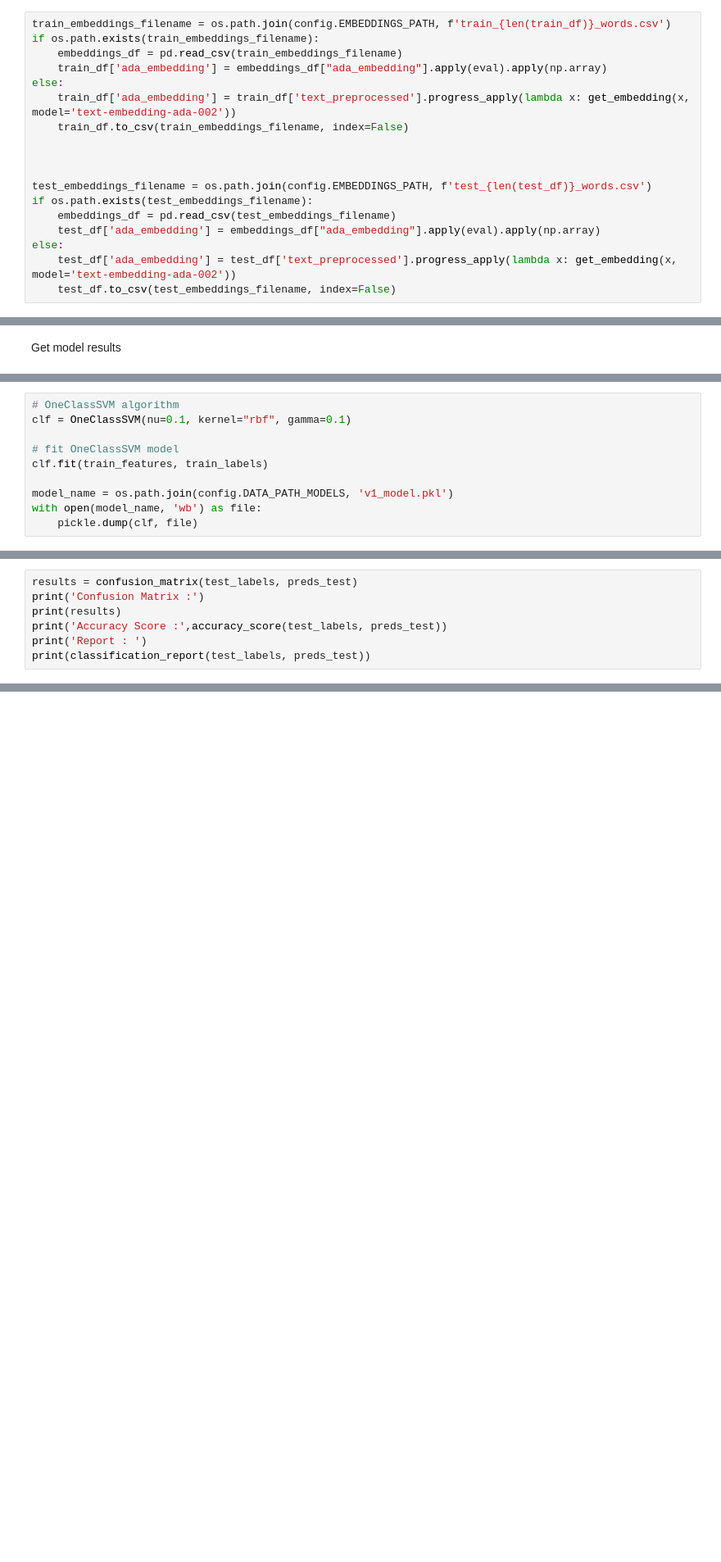
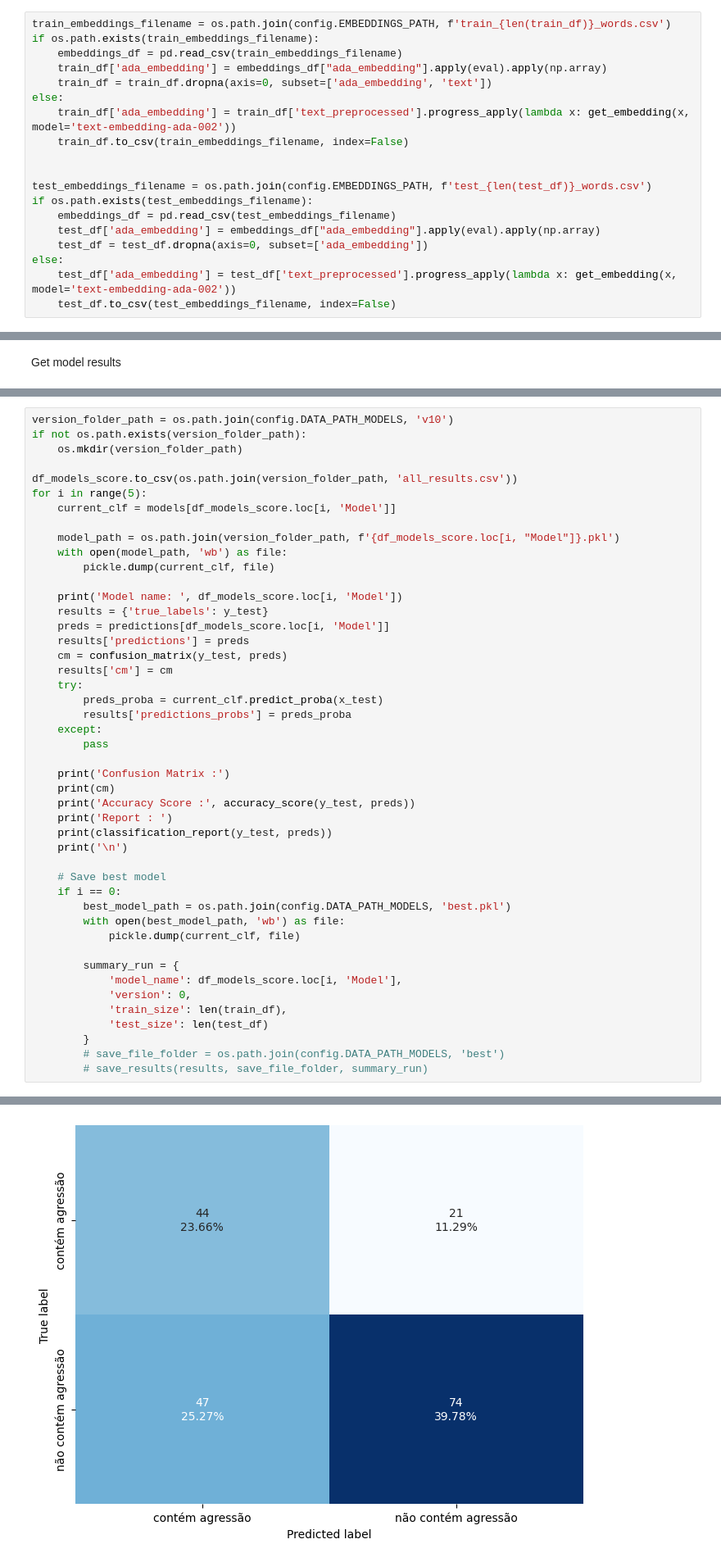
Before and after one commit to DCandelero/Automatic-detection-of-violence-against-women-in-texts-in-the-digital-environment, a Jupyter notebook: src/ml_text/text_main.ipynb, the cells around one changed output, grey strips where cells are left out. Shown: that part at 82% size. Saved outputs shown, nothing was run; the diff lists cells and outputs as text; blank space fills up the shorter version.

```diff
--- a/src/ml_text/text_main.ipynb
+++ b/src/ml_text/text_main.ipynb
@@ -33,16 +56,17 @@ train_embeddings_filename = os.path.join(config.EMBEDDINGS_PATH, f'train_{len(tr
 if os.path.exists(train_embeddings_filename):
     embeddings_df = pd.read_csv(train_embeddings_filename)
     train_df['ada_embedding'] = embeddings_df["ada_embedding"].apply(eval).apply(np.array)
+    train_df = train_df.dropna(axis=0, subset=['ada_embedding', 'text'])
 else:
     train_df['ada_embedding'] = train_df['text_preprocessed'].progress_apply(lambda x: get_embedding(x, model='text-embedding-ada-002'))
     train_df.to_csv(train_embeddings_filename, index=False)
-
 
 
 test_embeddings_filename = os.path.join(config.EMBEDDINGS_PATH, f'test_{len(test_df)}_words.csv')
 if os.path.exists(test_embeddings_filename):
     embeddings_df = pd.read_csv(test_embeddings_filename)
     test_df['ada_embedding'] = embeddings_df["ada_embedding"].apply(eval).apply(np.array)
+    test_df = test_df.dropna(axis=0, subset=['ada_embedding'])
 else:
     test_df['ada_embedding'] = test_df['text_preprocessed'].progress_apply(lambda x: get_embedding(x, model='text-embedding-ada-002'))
     test_df.to_csv(test_embeddings_filename, index=False)
@@ -130,10 +137,0 @@ print(test_features.shape)
-# %%
-# OneClassSVM algorithm
-clf = OneClassSVM(nu=0.1, kernel="rbf", gamma=0.1)
-
-# fit OneClassSVM model
-clf.fit(train_features, train_labels)
-
-model_name = os.path.join(config.DATA_PATH_MODELS, 'v1_model.pkl')
-with open(model_name, 'wb') as file:
-    pickle.dump(clf, file)
@@ -164,7 +137,0 @@ array([ 1, -1,  1,  1,  1,  1,  1,  1, -1,  1,  1, -1, -1, -1, -1,  1,  1,
-# %%
-results = confusion_matrix(test_labels, preds_test)
-print('Confusion Matrix :')
-print(results)
-print('Accuracy Score :',accuracy_score(test_labels, preds_test))
-print('Report : ')
-print(classification_report(test_labels, preds_test))
@@ -192,0 +138,47 @@ predict_text('Você não é uma vadia')
+# %%
+version_folder_path = os.path.join(config.DATA_PATH_MODELS, 'v10')
+if not os.path.exists(version_folder_path):
+    os.mkdir(version_folder_path)
+
+df_models_score.to_csv(os.path.join(version_folder_path, 'all_results.csv'))
+for i in range(5):
+    current_clf = models[df_models_score.loc[i, 'Model']]
+
+    model_path = os.path.join(version_folder_path, f'{df_models_score.loc[i, "Model"]}.pkl')
+    with open(model_path, 'wb') as file:
+        pickle.dump(current_clf, file)
+
+    print('Model name: ', df_models_score.loc[i, 'Model'])
+    results = {'true_labels': y_test}
+    preds = predictions[df_models_score.loc[i, 'Model']]
+    results['predictions'] = preds
+    cm = confusion_matrix(y_test, preds)
+    results['cm'] = cm
+    try:
+        preds_proba = current_clf.predict_proba(x_test)
+        results['predictions_probs'] = preds_proba
+    except:
+        pass
+
+    print('Confusion Matrix :')
+    print(cm)
+    print('Accuracy Score :', accuracy_score(y_test, preds))
+    print('Report : ')
+    print(classification_report(y_test, preds))
+    print('\n')
+
+    # Save best model
+    if i == 0:
+        best_model_path = os.path.join(config.DATA_PATH_MODELS, 'best.pkl')
+        with open(best_model_path, 'wb') as file:
+            pickle.dump(current_clf, file)
+
+        summary_run = {
+            'model_name': df_models_score.loc[i, 'Model'],
+            'version': 0,
+            'train_size': len(train_df),
+            'test_size': len(test_df)
+        }
+        # save_file_folder = os.path.join(config.DATA_PATH_MODELS, 'best')
+        # save_results(results, save_file_folder, summary_run)
+# %% [output]
@@ -192,0 +202 @@ predict_text('Você não é uma vadia')
+[figure, added]
```
Also changed, not shown: parts of 29 cells of this notebook, 2 other files.
